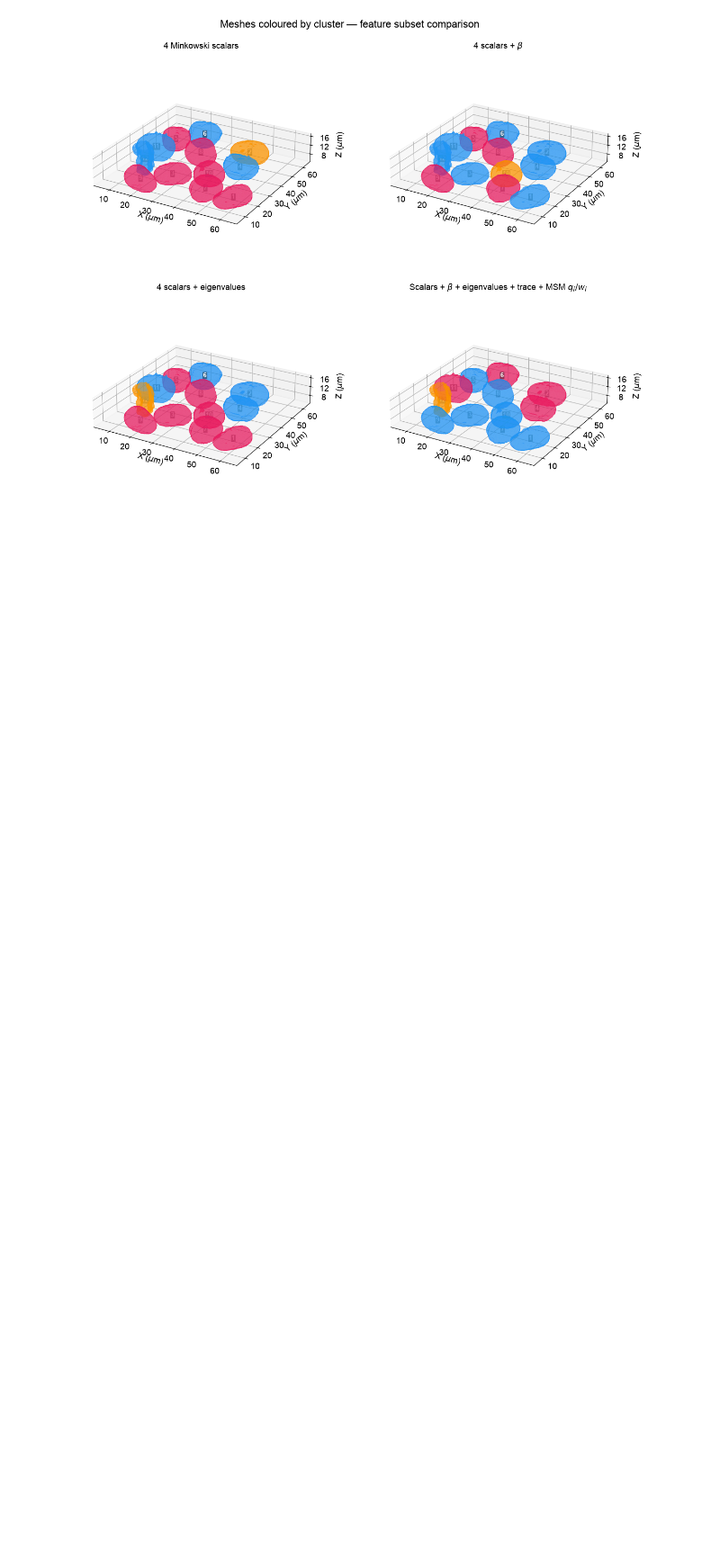
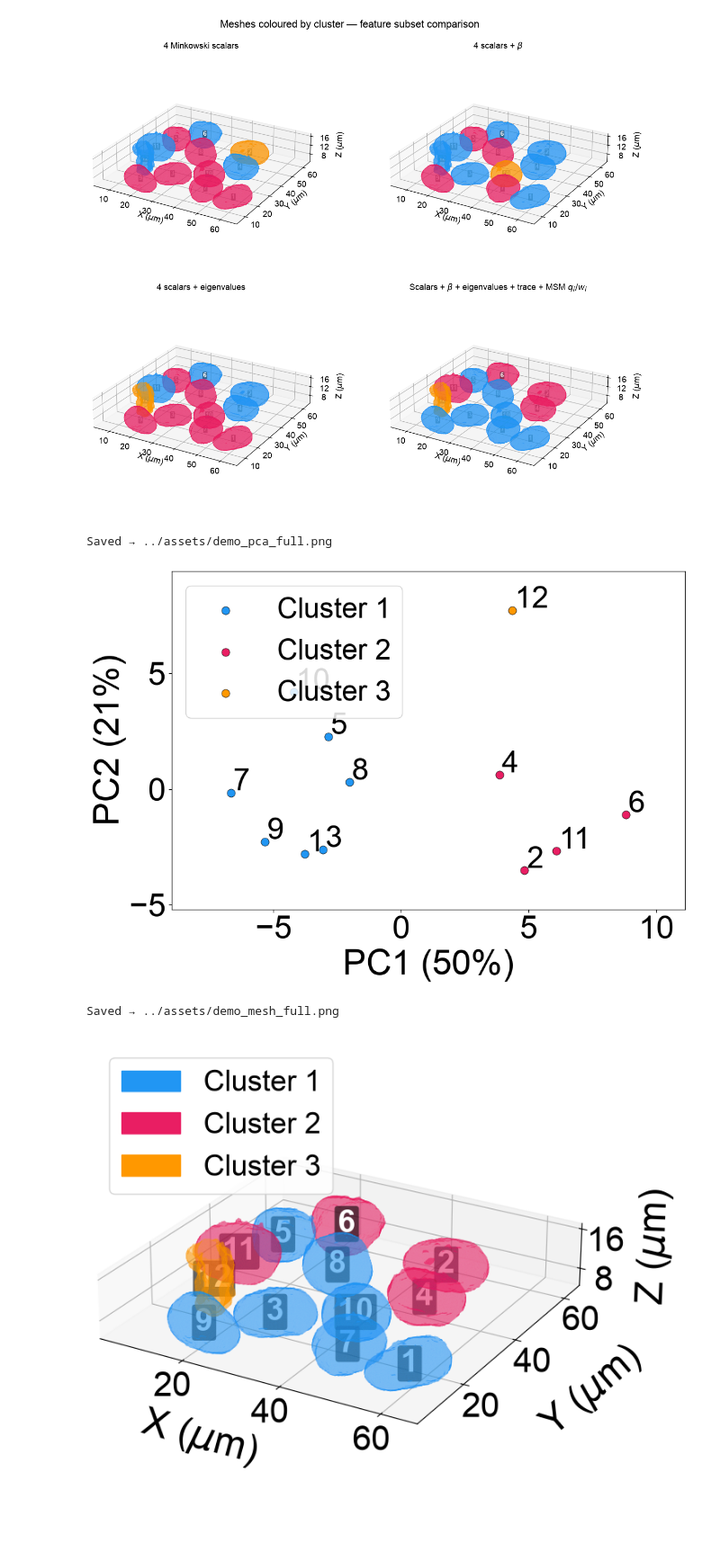
Before and after one commit to Ishihara-SynthMorph/pykarambola, a Jupyter notebook: examples/segmentation_workflow.ipynb, the cells around one changed output. Shown at 90% size. Cells and saved outputs as stored; diff of their text form; code cells hidden in the pictures; blank space fills up the shorter version.

```diff
--- a/examples/segmentation_workflow.ipynb
+++ b/examples/segmentation_workflow.ipynb
@@ -296,8 +294,10 @@ def build_feature_matrix(results, labels, mode='full'):
                         feats.append(float(v)); names.append(f'{t}_λ{i+1}')
 
         if mode == 'full':
-            for i, v in enumerate(r['msm_ql']): feats.append(float(v)); names.append(f'msm_ql[{i}]')
-            for i, v in enumerate(r['msm_wl']): feats.append(float(v)); names.append(f'msm_wl[{i}]')
+            # Corrected in pykarambola v0.6.0: msm_ql and msm_wl now have shape (9,),
+            # down from (12,); full-feature count is 56 (was 62 before v0.6.0).
+            for i, v in enumerate(r['msm_ql'][:9]): feats.append(float(v)); names.append(f'msm_ql[{i}]')
+            for i, v in enumerate(r['msm_wl'][:9]): feats.append(float(v)); names.append(f'msm_wl[{i}]')
 
         rows.append(feats)
         if names_out is None:
@@ -418,13 +418,6 @@ plt.show()
 # %%
 # ── Assets: full-feature (MSM q_l/w_l) PCA + mesh — saved to assets/ ─────────
 plt.rcParams['font.family'] = 'Arial'
-plt.rcParams.update({
-    'font.size':       16,
-    'axes.titlesize':  14,
-    'axes.labelsize':  14,
-    'xtick.labelsize': 12,
-    'ytick.labelsize': 12,
-})
 
 X_full, _ = build_feature_matrix(results, labels_sorted, 'full')
 X_sc_f    = StandardScaler().fit_transform(X_full)
@@ -433,64 +426,86 @@ Xp_f      = pca_f.fit_transform(X_sc_f)
 cl_f      = AgglomerativeClustering(n_clusters=3, linkage='complete').fit_predict(Xp_f)
 
 # ── PCA scatter ───────────────────────────────────────────────────────────────
-fig_pca, ax_pca = plt.subplots(figsize=(7, 6))
+plt.rcParams.update({
+    'font.size':       40,
+    'axes.titlesize':  44,
+    'axes.labelsize':  42,
+    'xtick.labelsize': 38,
+    'ytick.labelsize': 38,
+})
+fig_pca, ax_pca = plt.subplots(figsize=(11, 8))
 for c in np.unique(cl_f):
     idx = cl_f == c
     ax_pca.scatter(Xp_f[idx, 0], Xp_f[idx, 1], color=colors_cmp[c],
-                   s=90, edgecolors='k', linewidths=0.5)
+                   s=90, edgecolors='k', linewidths=0.5,
+                   label=f'Cluster {c + 1}')
 for i, lbl in enumerate(labels_sorted):
     ax_pca.annotate(str(lbl), (Xp_f[i, 0], Xp_f[i, 1]),
-                    fontsize=11, xytext=(3, 3), textcoords='offset points')
-ax_pca.set_xlabel('PC1')
-ax_pca.set_ylabel('PC2')
-ax_pca.set_title(
-    r'Scalars + $\beta$ + eigenvalues + trace + MSM $q_l/w_l$'
-    f'  ({X_full.shape[1]} features)\n'
-    f'PC1 {pca_f.explained_variance_ratio_[0]*100:.0f}%  '
-    f'PC2 {pca_f.explained_variance_ratio_[1]*100:.0f}%',
-)
+                    fontsize=36, xytext=(3, 3), textcoords='offset points')
+ax_pca.margins(0.15)
+# variance % embedded in axis labels; no title
+ax_pca.set_xlabel(f'PC1 ({pca_f.explained_variance_ratio_[0]*100:.0f}%)')
+ax_pca.set_ylabel(f'PC2 ({pca_f.explained_variance_ratio_[1]*100:.0f}%)')
+ax_pca.legend(fontsize=34, framealpha=0.85, loc='upper left')
 plt.tight_layout()
 fig_pca.savefig('../assets/demo_pca_full.png', dpi=150, bbox_inches='tight')
 print('Saved → ../assets/demo_pca_full.png')
 plt.show()
 
 # ── 3-D mesh coloured by full-feature clusters ────────────────────────────────
+plt.rcParams.update({
+    'font.size':       34,
+    'axes.titlesize':  34,
+    'axes.labelsize':  34,
+    'xtick.labelsize': 30,
+    'ytick.labelsize': 30,
+})
 _meshes_f = {}
 for lbl in labels_sorted:
     mask = (label_image == lbl).astype(np.float32)
     verts, faces, _, _ = measure.marching_cubes(mask, level=0.5, spacing=SPACING)
-    _meshes_f[lbl] = (verts[:, [2, 1, 0]], faces)   # ZYX → XYZ
+    _meshes_f[lbl] = (verts[:, [2, 1, 0]], faces)   # ZYX → XYX → XYZ
 
 _all_v = np.vstack([v for v, _ in _meshes_f.values()])
 _xr = _all_v[:, 0].max() - _all_v[:, 0].min()
 _yr = _all_v[:, 1].max() - _all_v[:, 1].min()
 _zr = _all_v[:, 2].max() - _all_v[:, 2].min()
 
-fig_mesh = plt.figure(figsize=(10, 8))
+fig_mesh = plt.figure(figsize=(8, 7))
 ax_mesh  = fig_mesh.add_subplot(111, projection='3d')
+_legend_handles = []
+for c in np.unique(cl_f):
+    _legend_handles.append(
+        mpatches.Patch(color=colors_cmp[c], label=f'Cluster {c + 1}'))
 for lbl in labels_sorted:
     verts_xyz, faces = _meshes_f[lbl]
     c = cl_f[labels_sorted.index(lbl)]
     ax_mesh.add_collection3d(
-        Poly3DCollection(verts_xyz[faces], alpha=0.6,
+        Poly3DCollection(verts_xyz[faces], alpha=0.4,
                          facecolor=colors_cmp[c], edgecolor='none'))
     cx, cy, cz = verts_xyz.mean(axis=0)
-    ax_mesh.text(cx, cy, cz, str(lbl), fontsize=11, fontweight='bold',
+    ax_mesh.text(cx, cy, cz, str(lbl), fontsize=28, fontweight='bold',
                  ha='center', va='center', color='white',
                  bbox=dict(boxstyle='round,pad=0.1', facecolor='black',
-                           alpha=0.4, linewidth=0))
+                           alpha=0.6, linewidth=0))
 
 ax_mesh.set_xlim(_all_v[:, 0].min(), _all_v[:, 0].max())
 ax_mesh.set_ylim(_all_v[:, 1].min(), _all_v[:, 1].max())
 ax_mesh.set_zlim(_all_v[:, 2].min(), _all_v[:, 2].max())
 ax_mesh.set_box_aspect([_xr, _yr, _zr])
-ax_mesh.zaxis.set_major_locator(plt.MaxNLocator(4))
-ax_mesh.set_title(r'Nuclei coloured by cluster (MSM $q_l/w_l$)')
-ax_mesh.set_xlabel(r'X ($\mu$m)', labelpad=15)
-ax_mesh.set_ylabel(r'Y ($\mu$m)', labelpad=15)
+ax_mesh.zaxis.set_major_locator(plt.MaxNLocator(2))   # fewer Z ticks
+ax_mesh.set_xlabel(r'X ($\mu$m)', labelpad=40)
+ax_mesh.set_ylabel(r'Y ($\mu$m)', labelpad=40)
 ax_mesh.set_zlabel(r'Z ($\mu$m)', labelpad=15)
+ax_mesh.legend(handles=_legend_handles, fontsize=26, loc='upper left',
+               framealpha=0.85)
 ax_mesh.view_init(elev=25, azim=-60)
 plt.tight_layout()
 fig_mesh.savefig('../assets/demo_mesh_full.png', dpi=150, bbox_inches='tight')
 print('Saved → ../assets/demo_mesh_full.png')
 plt.show()
+# %% [output]
+Saved → ../assets/demo_pca_full.png
+[figure, added]
+Saved → ../assets/demo_mesh_full.png
+[figure, added]
```
Also changed, not shown: parts of 7 cells of this notebook, 49 other files.
